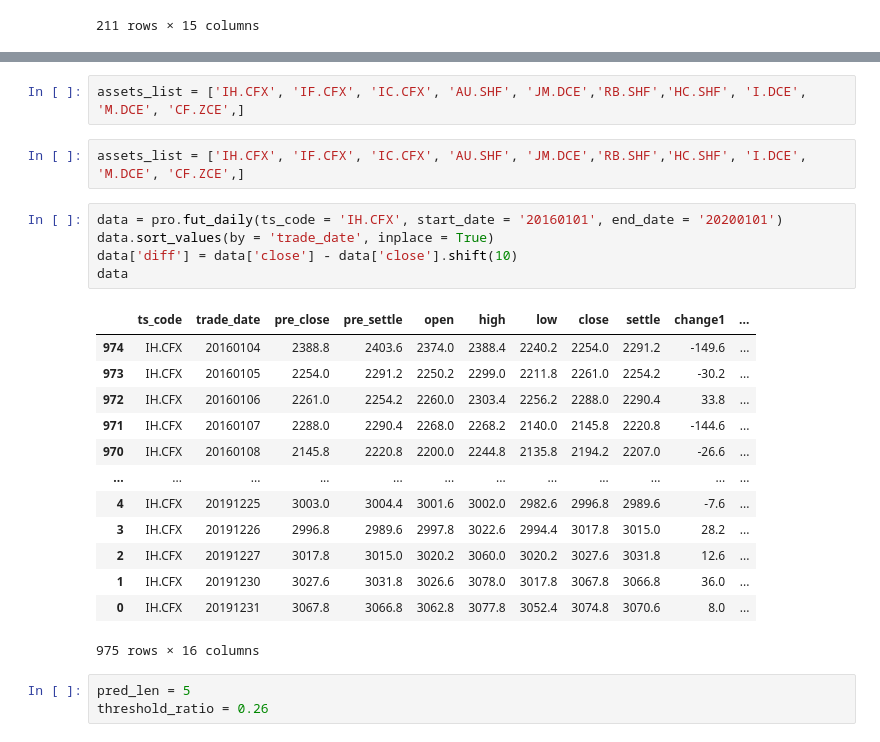
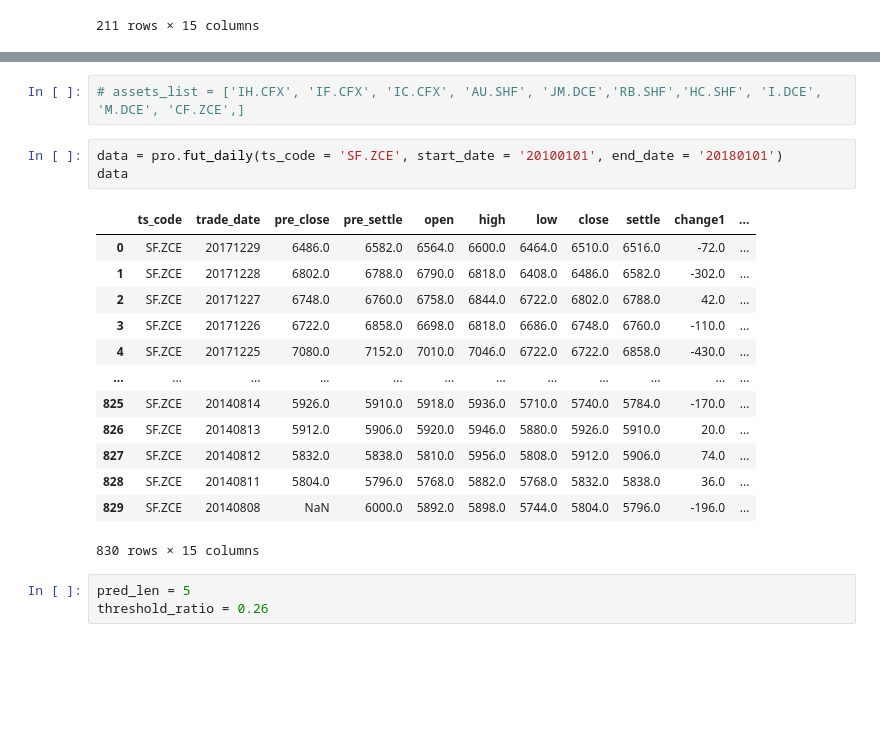
Before and after one commit to FerdinandEoverm/Index_Future_Prediction, a Jupyter notebook: data/3d_data.ipynb, the cells around one changed output, grey strips where cells are left out. Saved outputs shown, nothing was run; the diff lists cells and outputs as text; blank space fills up the shorter version.

```diff
--- a/data/3d_data.ipynb
+++ b/data/3d_data.ipynb
@@ -147,26 +121,22 @@ assets_list = ['SS.SHF',
-# %%
-assets_list = ['IH.CFX', 'IF.CFX', 'IC.CFX', 'AU.SHF', 'JM.DCE','RB.SHF','HC.SHF', 'I.DCE', 'M.DCE', 'CF.ZCE',]
 # %%
-assets_list = ['IH.CFX', 'IF.CFX', 'IC.CFX', 'AU.SHF', 'JM.DCE','RB.SHF','HC.SHF', 'I.DCE', 'M.DCE', 'CF.ZCE',]
+# assets_list = ['IH.CFX', 'IF.CFX', 'IC.CFX', 'AU.SHF', 'JM.DCE','RB.SHF','HC.SHF', 'I.DCE', 'M.DCE', 'CF.ZCE',]
 # %%
-data = pro.fut_daily(ts_code = 'IH.CFX', start_date = '20160101', end_date = '20200101')
-data.sort_values(by = 'trade_date', inplace = True)
-data['diff'] = data['close'] - data['close'].shift(10)
+data = pro.fut_daily(ts_code = 'SF.ZCE', start_date = '20100101', end_date = '20180101')
 data
 # %% [output]
 |  | ts_code | trade_date | pre_close | pre_settle | open | high | low | close | settle | change1 | ... |
-| 974 | IH.CFX | 20160104 | 2388.8 | 2403.6 | 2374.0 | 2388.4 | 2240.2 | 2254.0 | 2291.2 | -149.6 | ... |
-| 973 | IH.CFX | 20160105 | 2254.0 | 2291.2 | 2250.2 | 2299.0 | 2211.8 | 2261.0 | 2254.2 | -30.2 | ... |
-| 972 | IH.CFX | 20160106 | 2261.0 | 2254.2 | 2260.0 | 2303.4 | 2256.2 | 2288.0 | 2290.4 | 33.8 | ... |
-| 971 | IH.CFX | 20160107 | 2288.0 | 2290.4 | 2268.0 | 2268.2 | 2140.0 | 2145.8 | 2220.8 | -144.6 | ... |
-| 970 | IH.CFX | 20160108 | 2145.8 | 2220.8 | 2200.0 | 2244.8 | 2135.8 | 2194.2 | 2207.0 | -26.6 | ... |
+| 0 | SF.ZCE | 20171229 | 6486.0 | 6582.0 | 6564.0 | 6600.0 | 6464.0 | 6510.0 | 6516.0 | -72.0 | ... |
+| 1 | SF.ZCE | 20171228 | 6802.0 | 6788.0 | 6790.0 | 6818.0 | 6408.0 | 6486.0 | 6582.0 | -302.0 | ... |
+| 2 | SF.ZCE | 20171227 | 6748.0 | 6760.0 | 6758.0 | 6844.0 | 6722.0 | 6802.0 | 6788.0 | 42.0 | ... |
+| 3 | SF.ZCE | 20171226 | 6722.0 | 6858.0 | 6698.0 | 6818.0 | 6686.0 | 6748.0 | 6760.0 | -110.0 | ... |
+| 4 | SF.ZCE | 20171225 | 7080.0 | 7152.0 | 7010.0 | 7046.0 | 6722.0 | 6722.0 | 6858.0 | -430.0 | ... |
 | ... | ... | ... | ... | ... | ... | ... | ... | ... | ... | ... | ... |
-| 4 | IH.CFX | 20191225 | 3003.0 | 3004.4 | 3001.6 | 3002.0 | 2982.6 | 2996.8 | 2989.6 | -7.6 | ... |
-| 3 | IH.CFX | 20191226 | 2996.8 | 2989.6 | 2997.8 | 3022.6 | 2994.4 | 3017.8 | 3015.0 | 28.2 | ... |
-| 2 | IH.CFX | 20191227 | 3017.8 | 3015.0 | 3020.2 | 3060.0 | 3020.2 | 3027.6 | 3031.8 | 12.6 | ... |
-| 1 | IH.CFX | 20191230 | 3027.6 | 3031.8 | 3026.6 | 3078.0 | 3017.8 | 3067.8 | 3066.8 | 36.0 | ... |
-| 0 | IH.CFX | 20191231 | 3067.8 | 3066.8 | 3062.8 | 3077.8 | 3052.4 | 3074.8 | 3070.6 | 8.0 | ... |
+| 825 | SF.ZCE | 20140814 | 5926.0 | 5910.0 | 5918.0 | 5936.0 | 5710.0 | 5740.0 | 5784.0 | -170.0 | ... |
+| 826 | SF.ZCE | 20140813 | 5912.0 | 5906.0 | 5920.0 | 5946.0 | 5880.0 | 5926.0 | 5910.0 | 20.0 | ... |
+| 827 | SF.ZCE | 20140812 | 5832.0 | 5838.0 | 5810.0 | 5956.0 | 5808.0 | 5912.0 | 5906.0 | 74.0 | ... |
+| 828 | SF.ZCE | 20140811 | 5804.0 | 5796.0 | 5768.0 | 5882.0 | 5768.0 | 5832.0 | 5838.0 | 36.0 | ... |
+| 829 | SF.ZCE | 20140808 | NaN | 6000.0 | 5892.0 | 5898.0 | 5744.0 | 5804.0 | 5796.0 | -196.0 | ... |
-975 rows × 16 columns
+830 rows × 15 columns
 # %%
 pred_len = 5
 threshold_ratio = 0.26
```
Also changed, not shown: parts of 17 cells of this notebook, 19 other files.
